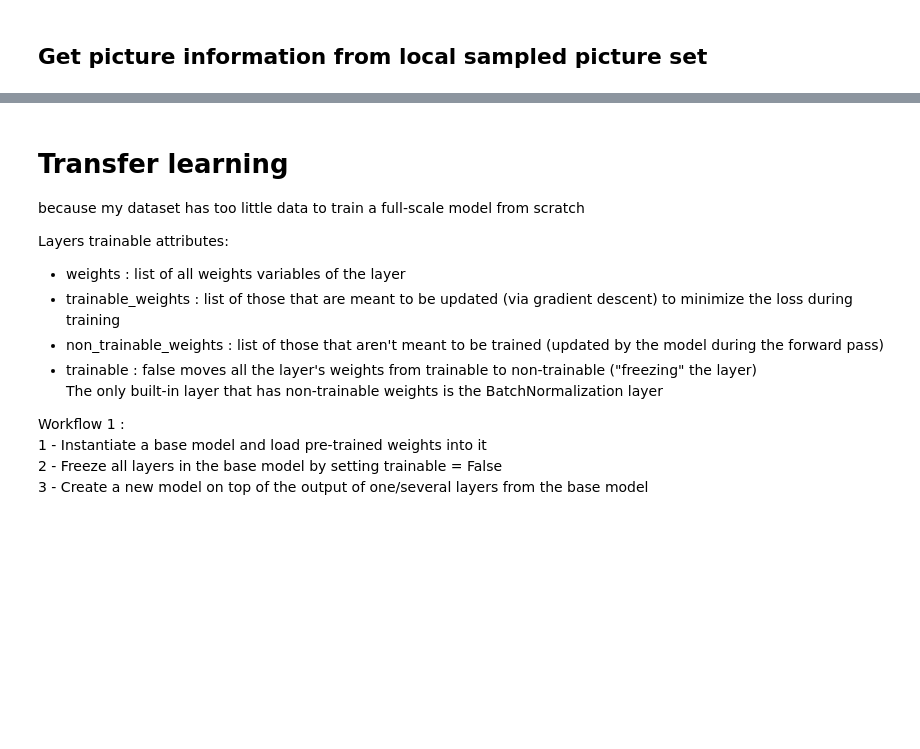
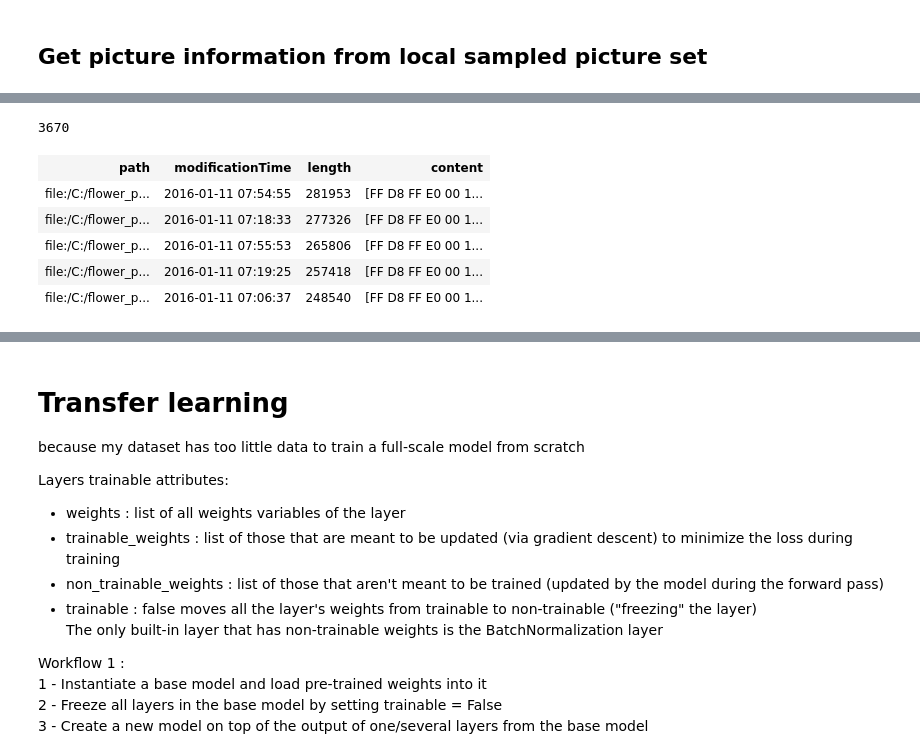
Before and after one commit to MadesLaurence/OpenClassrooms-Fruits-Project-8-, a Jupyter notebook: P8_03_notebook.ipynb, the cells around one changed output, grey strips where cells are left out. Saved outputs shown, nothing was run; the diff lists cells and outputs as text; code cells hidden in the pictures; blank space fills up the shorter version.

```diff
--- a/P8_03_notebook.ipynb
+++ b/P8_03_notebook.ipynb
@@ -578,0 +558,14 @@ df_main
+# %%
+# Instantiate SparkSession
+spark = SparkSession.builder\
+        .master("local[*]")\
+        .appName('P8_03')\
+        .getOrCreate()
+
+spark.conf.set('spark.sql.repl.eagerEval.enabled', True)
+spark.conf.set('spark.sql.repl.eagerEval.maxNumRows', 5)
+spark.conf.set('spark.sql.execution.arrow.pyspark.enabled', True)
+
+# Pandas UDFs on large records (e.g., very large images) can run into Out Of Memory (OOM) errors.
+# If you hit such errors in the cell below, try reducing the Arrow batch size via `maxRecordsPerBatch`.
+spark.conf.set("spark.sql.execution.arrow.maxRecordsPerBatch", "1024")
@@ -578,0 +755,21 @@ df_main
+# %%
+image_count = len(list(data_dir.glob('*/*.jpg')))
+print(image_count)
+# %% [output]
+3670
+# %%
+lst_flower_path = [item.replace('\\', '/') for item in list(glob.iglob('C:/flower_photos/**/*.jpg', recursive = True))]
+
+images = spark.read.format("binaryFile") \
+  .option("pathGlobFilter", "*.jpg") \
+  .option("recursiveFileLookup", "true") \
+  .load(lst_flower_path)
+
+display(images.limit(5))
+# %% [output]
+| path | modificationTime | length | content |
+| file:/C:/flower_p... | 2016-01-11 07:54:55 | 281953 | [FF D8 FF E0 00 1... |
+| file:/C:/flower_p... | 2016-01-11 07:18:33 | 277326 | [FF D8 FF E0 00 1... |
+| file:/C:/flower_p... | 2016-01-11 07:55:53 | 265806 | [FF D8 FF E0 00 1... |
+| file:/C:/flower_p... | 2016-01-11 07:19:25 | 257418 | [FF D8 FF E0 00 1... |
+| file:/C:/flower_p... | 2016-01-11 07:06:37 | 248540 | [FF D8 FF E0 00 1... |
```
Also changed, not shown: parts of 75 cells of this notebook, 1 other file.
